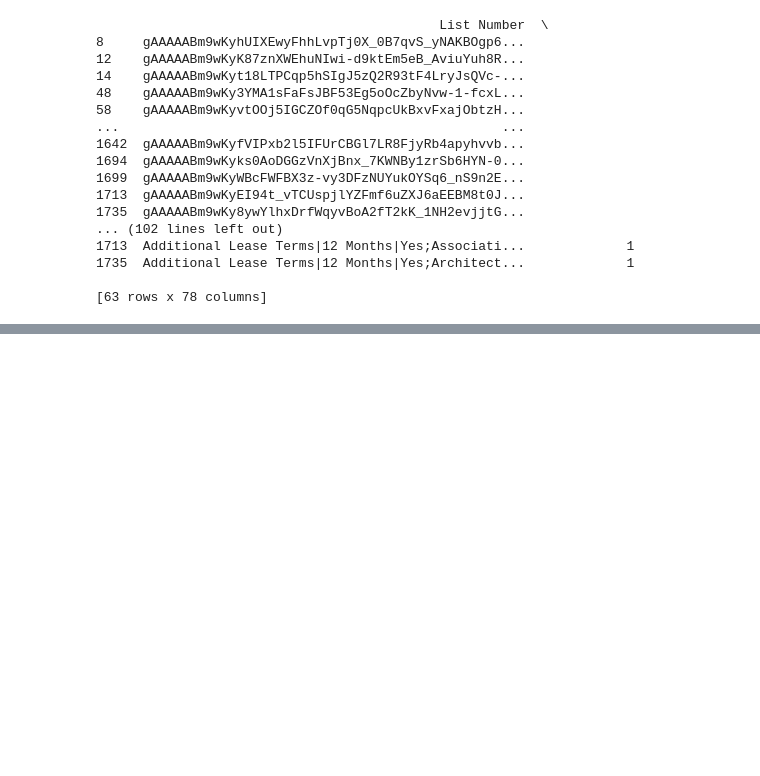
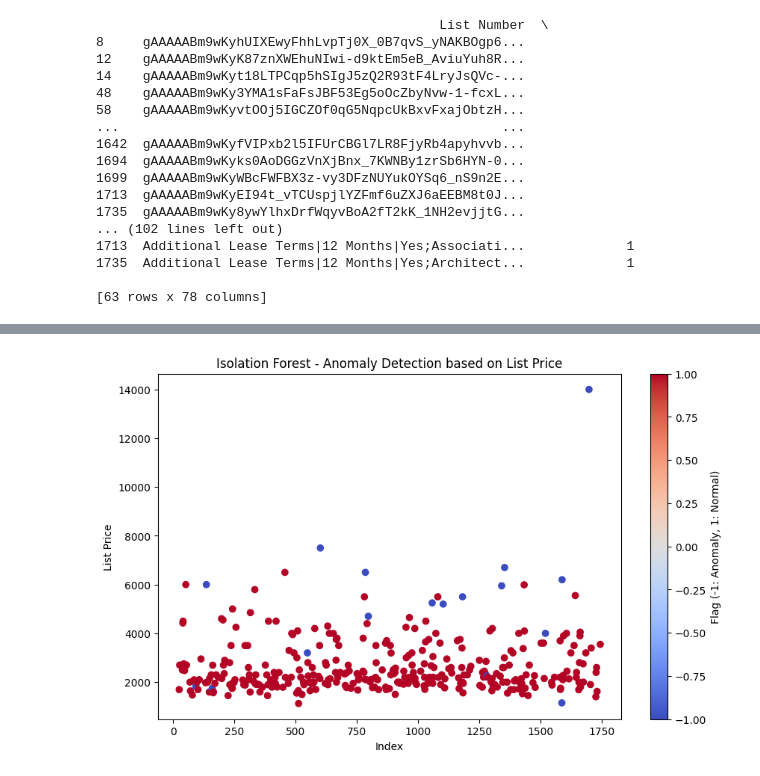
Before and after one commit to MikeMan161/2024-AI4Good-Hackathon, a Jupyter notebook: Apartment_Scam_Detection_Project.ipynb, the cells around one changed output, grey strips where cells are left out. Saved outputs shown, nothing was run; the diff lists cells and outputs as text; code cells hidden in the pictures; blank space fills up the shorter version.

```diff
--- a/Apartment_Scam_Detection_Project.ipynb
+++ b/Apartment_Scam_Detection_Project.ipynb
@@ -281,11 +284,11 @@ cross_examined
 Number of points flagged by both DBSCAN and Isolation Forest: 0
 |  | PC1 | PC2 | PC3 | PC4 | PC5 | PC6 | PC7 | PC8 | PC9 | PC10 | PC11 | ... |
 # %%
-# Add the Over_90_Days_Flag (0 = 90 days or less, 1 = more than 90 days)
-cleaned_housing_data['Over_90_Days_Flag'] = cleaned_housing_data['Days on Market'].apply(lambda x: 1 if x > 90 else 0)
+# Add the Over_30_Days_Flag (0 = 30 days or less, 1 = more than 90 days)
+cleaned_housing_data['Over_30_Days_Flag'] = cleaned_housing_data['Days on Market'].apply(lambda x: 1 if x > 30 else 0)
 
 # Save the updated dataset to a new CSV file with a better file name
-file_path = 'data/housing_data_over_90_days_flag.csv'
+file_path = 'data/housing_data_over_30_days_flag.csv'
 
 # Check if the file already exists
 if not os.path.exists(file_path):
@@ -295,5 +298,5 @@ else:
     print(f"File {file_path} already exists. No action taken.")
 
 # Verify the first few rows of the updated dataset
-print(cleaned_housing_data[['Days on Market', 'Over_90_Days_Flag']].head(10))
+print(cleaned_housing_data[['Days on Market', 'Over_30_Days_Flag']].head(10))
 # %% [output]
@@ -638,0 +732,14 @@ print(suspicious_listings)
+# %%
+# Initialize and fit Isolation Forest model
+isolation_forest = IsolationForest(n_estimators=100, contamination=0.05, random_state=42)
+final_df['isolation_forest_flag'] = isolation_forest.fit_predict(X_scaled)
+
+# Anomalies are flagged as -1
+anomalies_if = final_df[final_df['isolation_forest_flag'] == -1]
+# %%
+# Initialize and fit LOF model
+lof = LocalOutlierFactor(n_neighbors=20, contamination=0.05)
+final_df['lof_flag'] = lof.fit_predict(X_scaled)
+
+# LOF also flags anomalies as -1
+anomalies_lof = final_df[final_df['lof_flag'] == -1]
@@ -638,0 +772,13 @@ print(suspicious_listings)
+# %%
+# Combine flags: Check if all three models flagged the same listing
+final_df['flagged_by_all'] = (
+    (final_df['isolation_forest_flag'] == -1) &
+    (final_df['lof_flag'] == -1)) #&
+    # (final_df['xgboost_flag'] == 1)
+#)
+
+# Get the listings flagged by all models
+anomalies_all_models = final_df[final_df['flagged_by_all']]
+
+# Display the results
+anomalies_all_models.head()
@@ -638,0 +793,12 @@ print(suspicious_listings)
+# %%
+# Isolation Forest Scatter Plot
+plt.figure(figsize=(10, 6))
+plt.scatter(final_df.index, final_df['List Price'],
+            c=final_df['isolation_forest_flag'], cmap='coolwarm', label='Anomaly Score')
+plt.title('Isolation Forest - Anomaly Detection based on List Price')
+plt.xlabel('Index')
+plt.ylabel('List Price')
+plt.colorbar(label='Flag (-1: Anomaly, 1: Normal)')
+plt.show()
+# %% [output]
+[figure, added]
```
Also changed, not shown: parts of 17 cells of this notebook.
